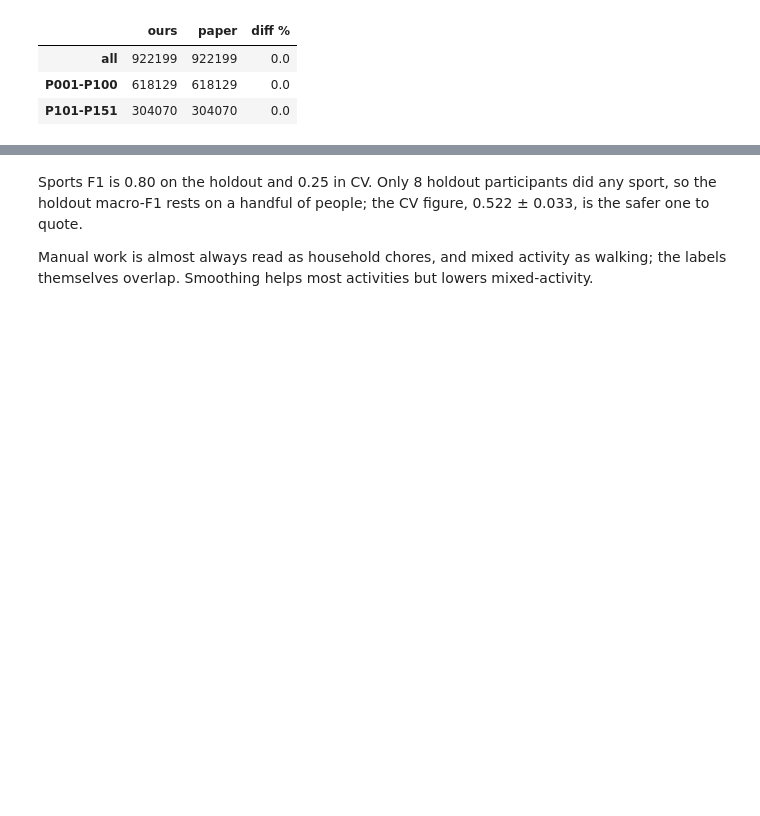
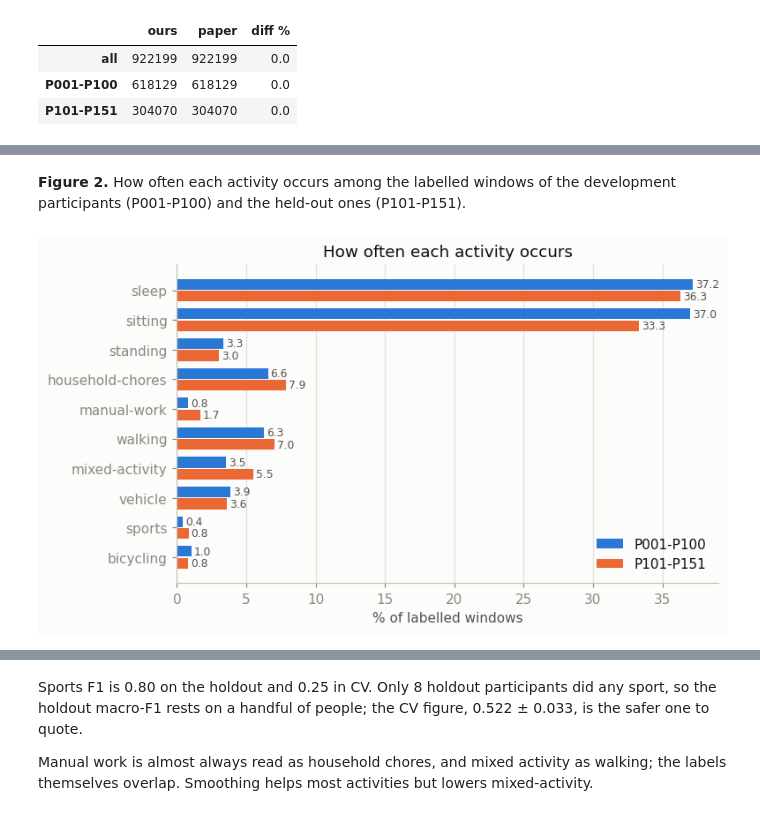
Before and after one commit to Alexr951/Capture-24, a Jupyter notebook: capture24_har.ipynb, the cells around one changed output, grey strips where cells are left out. Drawn from its saved outputs; the diff is of its cells as text; code cells hidden in the pictures; blank space fills up the shorter version.

```diff
--- a/capture24_har.ipynb
+++ b/capture24_har.ipynb
@@ -174,18 +142,0 @@ plot_day()
-# %%
-def plot_class_share():
-    """Share of windows per class, derivation vs holdout."""
-    names = TASK_CLASSES["10-class"]
-    order = [TASK_CODES["10-class"].index(n) for n in names]
-    share = lambda mask: np.bincount(windows.loc[mask & LABELLED, "10-class"], minlength=len(names))[order] / (mask & LABELLED).sum() * 100
-    _, ax = plt.subplots(figsize=(7, 4), layout="constrained")
-    y = np.arange(len(names))
-    for offset, mask, label, color in ((-0.2, IS_DEV, "P001–P100", BLUE), (0.2, ~IS_DEV, "P101–P151", ORANGE)):
-        bars = ax.barh(y + offset, share(mask), height=0.36, color=color, label=label)
-        ax.bar_label(bars, fmt="%.1f", padding=2, fontsize=8, color="#52514e")
-    ax.set(yticks=y, yticklabels=names, xlabel="% of labelled windows", title="How often each activity occurs")
-    ax.invert_yaxis()
-    ax.grid(axis="y", visible=False)
-    ax.legend()
-
-
-plot_class_share()
@@ -500,0 +160,21 @@ holdout participants with sports windows: 8 of 51; sports is 0.85% of holdout wi
+# %% [markdown]
+**Figure 2.** How often each activity occurs among the labelled windows of the development participants (P001-P100) and the held-out ones (P101-P151).
+# %%
+def plot_class_share():
+    order = [CODES.index(n) for n in CLASSES]
+    labels = windows["10-class"].to_numpy()
+    share = lambda mask: 100 * np.bincount(labels[mask & LABELLED], minlength=len(CLASSES))[order] / (mask & LABELLED).sum()
+    _, ax = plt.subplots(figsize=(7, 4), layout="constrained")
+    y = np.arange(len(CLASSES))
+    for offset, mask, label, color in ((-0.2, IS_DEV, "P001-P100", BLUE), (0.2, ~IS_DEV, "P101-P151", ORANGE)):
+        bars = ax.barh(y + offset, share(mask), height=0.36, color=color, label=label)
+        ax.bar_label(bars, fmt="%.1f", padding=2, fontsize=8, color="#52514e")
+    ax.set(yticks=y, yticklabels=CLASSES, xlabel="% of labelled windows", title="How often each activity occurs")
+    ax.invert_yaxis()
+    ax.grid(axis="y", visible=False)
+    ax.legend()
+
+
+plot_class_share()
+# %% [output]
+[figure, added]
```
Also changed, not shown: parts of 82 cells of this notebook, 5 other files.
